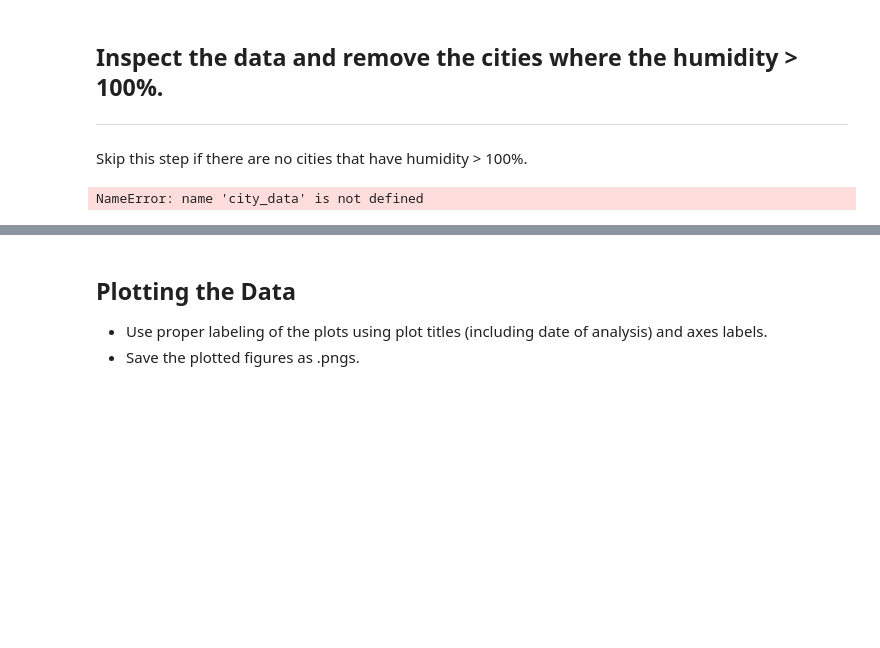
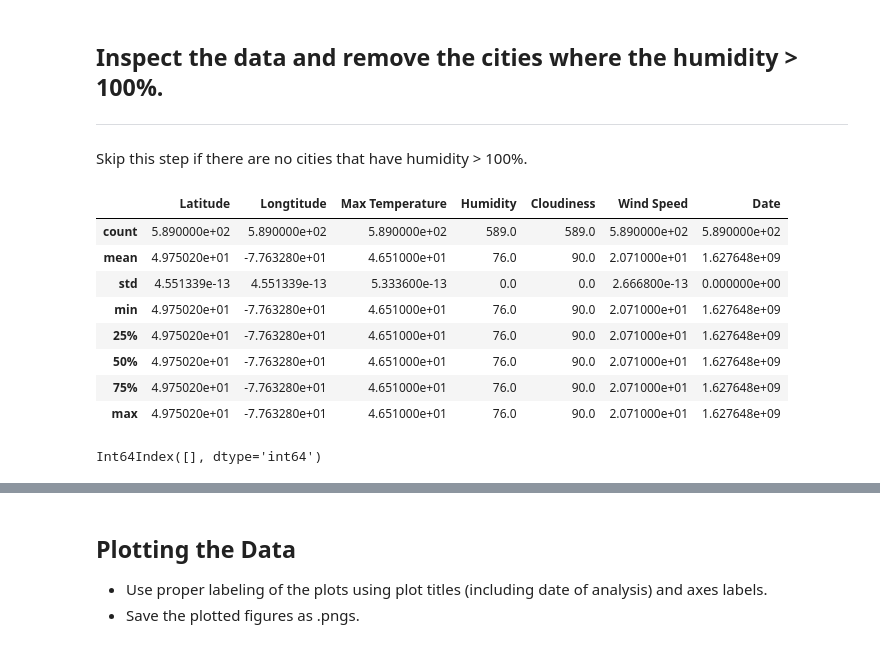
Before and after one commit to JessicaUppal/python-api-challenge, a Jupyter notebook: WeatherPy/WeatherPy.ipynb, the cells around one changed output, grey strips where cells are left out. Cells and saved outputs as stored; diff of their text form; code cells hidden in the pictures; blank space fills up the shorter version.

```diff
--- a/WeatherPy/WeatherPy.ipynb
+++ b/WeatherPy/WeatherPy.ipynb
@@ -150,14 +163,24 @@ city_data
 ----
 Skip this step if there are no cities that have humidity > 100%.
 # %%
-city_data.describe
+city_df.describe()
 # %% [output]
-NameError: name 'city_data' is not defined
+|  | Latitude | Longtitude | Max Temperature | Humidity | Cloudiness | Wind Speed | Date |
+| count | 5.890000e+02 | 5.890000e+02 | 5.890000e+02 | 589.0 | 589.0 | 5.890000e+02 | 5.890000e+02 |
+| mean | 4.975020e+01 | -7.763280e+01 | 4.651000e+01 | 76.0 | 90.0 | 2.071000e+01 | 1.627648e+09 |
+| std | 4.551339e-13 | 4.551339e-13 | 5.333600e-13 | 0.0 | 0.0 | 2.666800e-13 | 0.000000e+00 |
+| min | 4.975020e+01 | -7.763280e+01 | 4.651000e+01 | 76.0 | 90.0 | 2.071000e+01 | 1.627648e+09 |
+| 25% | 4.975020e+01 | -7.763280e+01 | 4.651000e+01 | 76.0 | 90.0 | 2.071000e+01 | 1.627648e+09 |
+| 50% | 4.975020e+01 | -7.763280e+01 | 4.651000e+01 | 76.0 | 90.0 | 2.071000e+01 | 1.627648e+09 |
+| 75% | 4.975020e+01 | -7.763280e+01 | 4.651000e+01 | 76.0 | 90.0 | 2.071000e+01 | 1.627648e+09 |
+| max | 4.975020e+01 | -7.763280e+01 | 4.651000e+01 | 76.0 | 90.0 | 2.071000e+01 | 1.627648e+09 |
 # %%
 #  Get the indices of cities that have humidity over 100%.
-humid_city = city_data[(city_data["Humidity"] > 100)].index
+humid_city = city_df[(city_df["Humidity"] > 100)].index
 
 humid_city
+# %% [output]
+Int64Index([], dtype='int64')
 # %%
 # Make a new DataFrame equal to the city data to drop all humidity outliers by index.
 # Passing "inplace=False" will make a copy of the city_data DataFrame, which we call "clean_city_data".
```
Also changed, not shown: parts of 20 cells of this notebook.
